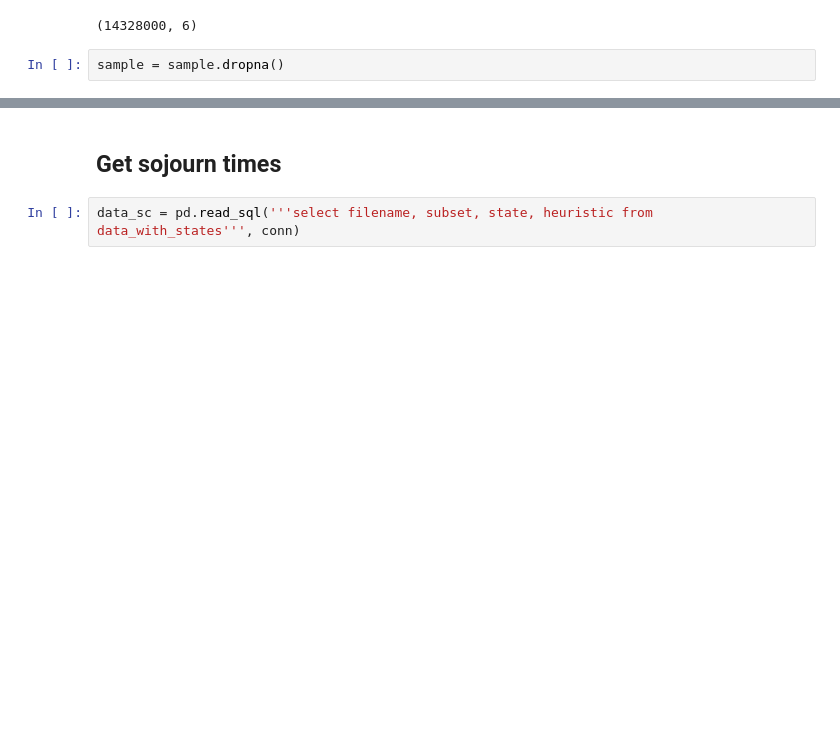
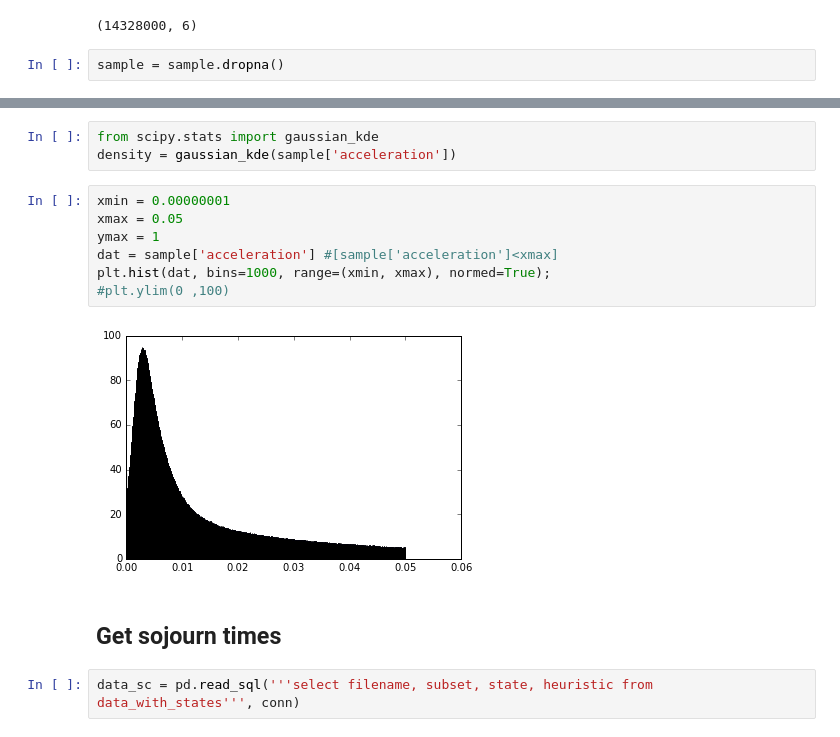
Before and after one commit to wadpac/millenniumcohort-acc, a Jupyter notebook: python/notebooks/2_AnalyseResults.ipynb, the cells around one changed output, grey strips where cells are left out. Cells and saved outputs as stored; diff of their text form; blank space fills up the shorter version.

```diff
--- a/python/notebooks/2_AnalyseResults.ipynb
+++ b/python/notebooks/2_AnalyseResults.ipynb
@@ -194,3 +232,15 @@ plt.savefig(os.path.join(config.image_path, 'boxplots.png'))
+# %%
+from scipy.stats import gaussian_kde
+density = gaussian_kde(sample['acceleration'])
+# %%
+xmin = 0.00000001
+xmax = 0.05
+ymax = 1
+dat = sample['acceleration'] #[sample['acceleration']<xmax]
+plt.hist(dat, bins=1000, range=(xmin, xmax), normed=True);
+#plt.ylim(0 ,100)
+# %% [output]
+[figure, added]
 # %% [markdown]
 ## Get sojourn times
 # %%
```
Also changed, not shown: parts of 16 cells of this notebook.
